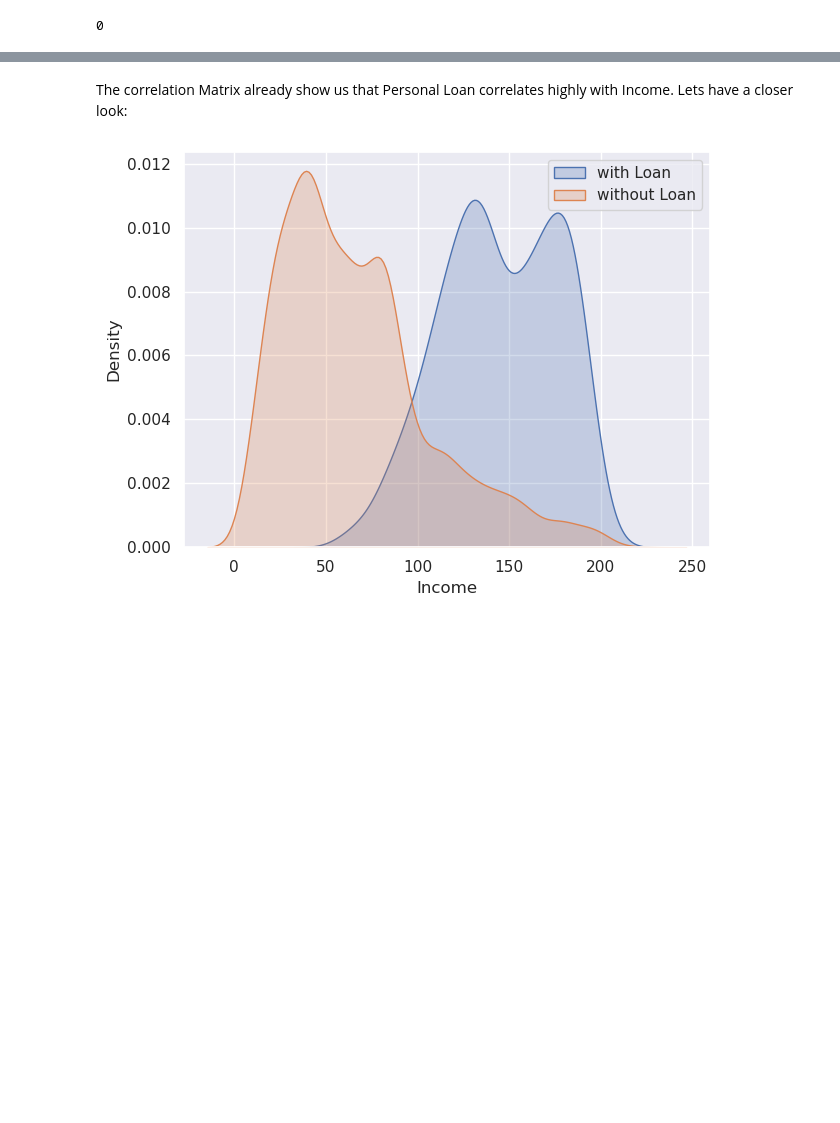
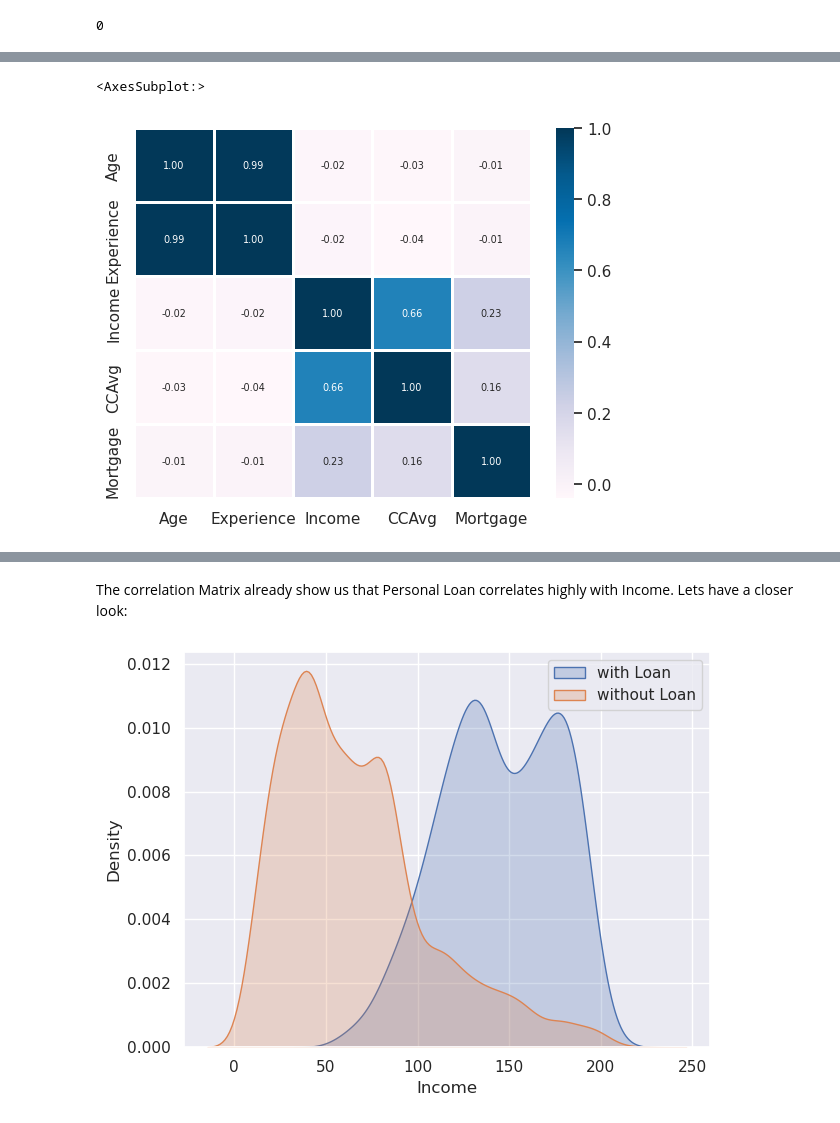
Before and after one commit to henzelennard/personal-loan-modelling, a Jupyter notebook: source/finance-data-analysis.ipynb, the cells around one changed output, grey strips where cells are left out. Drawn from its saved outputs; the diff is of its cells as text; code cells hidden in the pictures; blank space fills up the shorter version.

```diff
--- a/source/finance-data-analysis.ipynb
+++ b/source/finance-data-analysis.ipynb
@@ -188,0 +241,12 @@ sns.heatmap(
+# %%
+sns.heatmap(
+    loan_df[loan_df["Education"] != "Professional"].corr(),
+    annot=True,
+    annot_kws={"size": "xx-small"},
+    fmt=".2f",
+    cmap="PuBu",
+    linewidths=0.75,
+)
+# %% [output]
+<AxesSubplot:>
+[figure, added]
```
Also changed, not shown: parts of 22 cells of this notebook.
